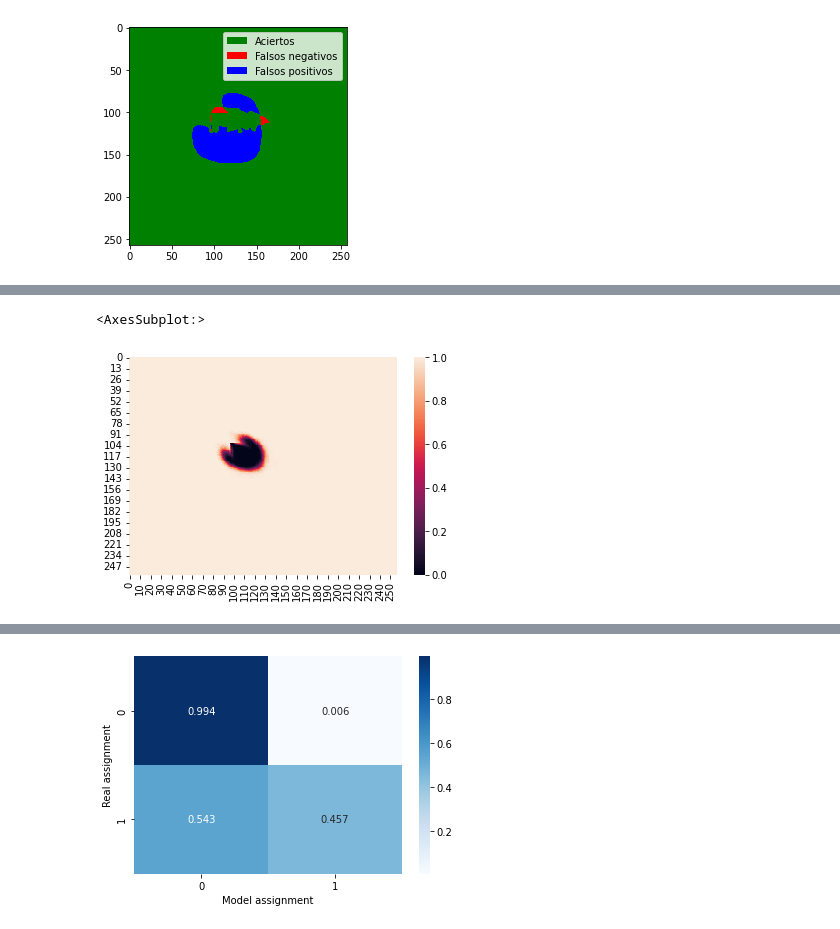
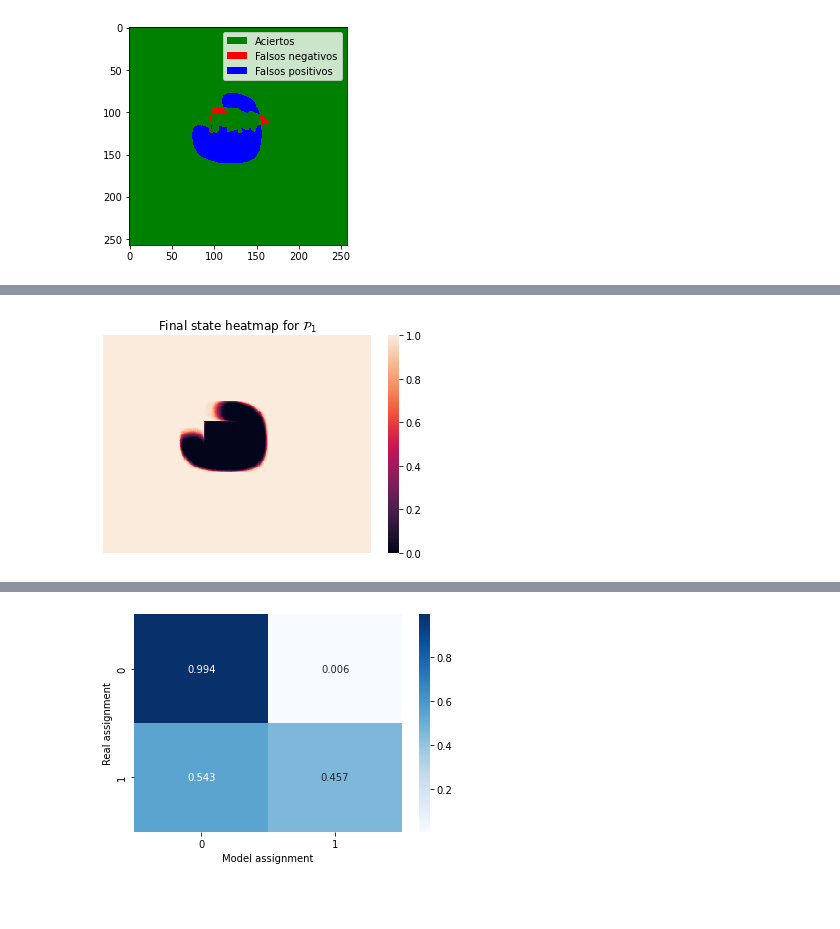
Before and after one commit to joanboterspitarch/Results-paper, a Jupyter notebook: 00_1_baseline_study.ipynb, the cells around one changed output, grey strips where cells are left out. Drawn from its saved outputs; the diff is of its cells as text; code cells hidden in the pictures; blank space fills up the shorter version.

```diff
--- a/00_1_baseline_study.ipynb
+++ b/00_1_baseline_study.ipynb
@@ -215,5 +205,10 @@ plt.show()
-# %%
-sns.heatmap(grid.X0[:, :, -1])
-# %% [output]
-<AxesSubplot:>
-[figure, removed]
+# %%
+sns.heatmap(grid.X0[:, :, -1].numpy())
+# remove axis values
+plt.xticks([])
+plt.yticks([])
+plt.title('Final state heatmap for ' + r'$\mathcal{P}_1$')
+plt.savefig('figures\heatmap_p1.eps', format='eps', dpi=300)
+plt.savefig('figures\heatmap_p1.png', format='png', dpi=300)
+# %% [output]
+[figure, added]
```
Also changed, not shown: parts of 4 cells of this notebook, 11 other files.
